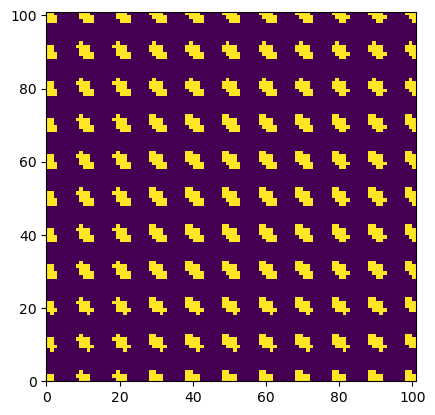
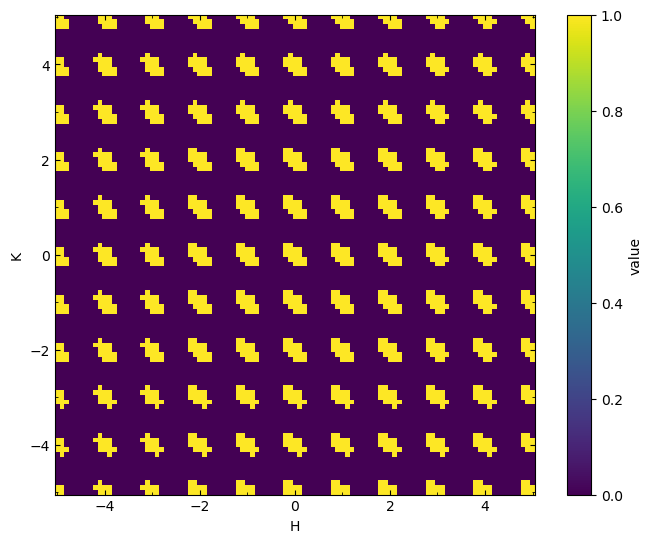
Code edit (unified diff) that turned the first committed figure into the second:
--- before
+++ after
@@ -1,3 +1,3 @@
 mask = dpdf.generate_bragg_mask(punch_radius=0.2, coeffs=[1,1,1,0,1,0])
-plt.pcolormesh(mask[:,:,mask.shape[2]//2].transpose())
+plot_slice(mask[:,:,mask.shape[2]//2], data.H, data.K)
 plt.gca().set_aspect(dpdf.lattice_params[1]/dpdf.lattice_params[0])

Commit: Update DeltaPDF example